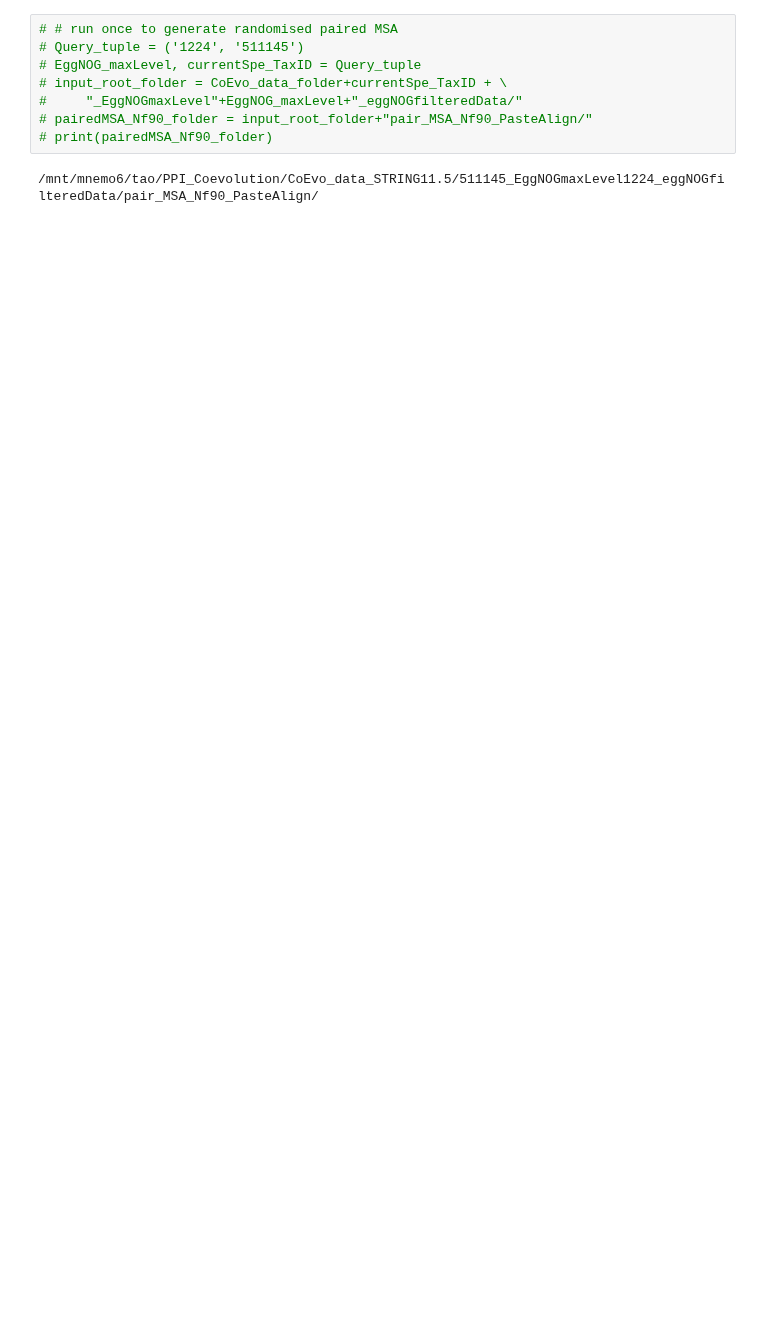
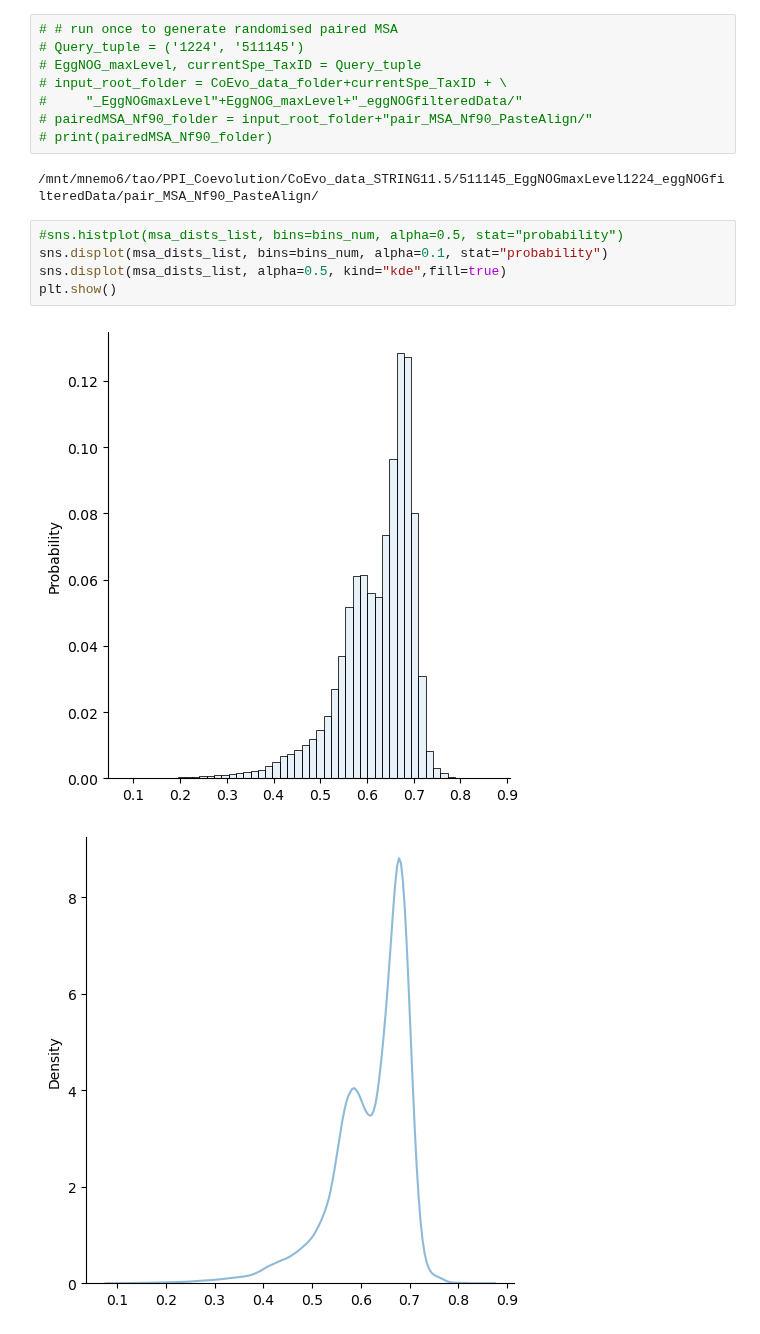
Before and after one commit to TaoDFang/PPI_Prediction_byCoevolution, a Jupyter notebook: notebooks/SR_review_comments.ipynb, the cells around one changed output. Saved outputs shown, nothing was run; the diff lists cells and outputs as text; blank space fills up the shorter version.

```diff
--- a/notebooks/SR_review_comments.ipynb
+++ b/notebooks/SR_review_comments.ipynb
@@ -837,3 +844,11 @@ plt.show()
 # print(pairedMSA_Nf90_folder)
 # %% [output]
 /mnt/mnemo6/tao/PPI_Coevolution/CoEvo_data_STRING11.5/511145_EggNOGmaxLevel1224_eggNOGfilteredData/pair_MSA_Nf90_PasteAlign/
+# %%
+#sns.histplot(msa_dists_list, bins=bins_num, alpha=0.5, stat="probability")
+sns.displot(msa_dists_list, bins=bins_num, alpha=0.1, stat="probability")
+sns.displot(msa_dists_list, alpha=0.5, kind="kde",fill=true)
+plt.show()
+# %% [output]
+[figure, added]
+[figure, added]
```
Also changed, not shown: parts of 4 cells of this notebook.
